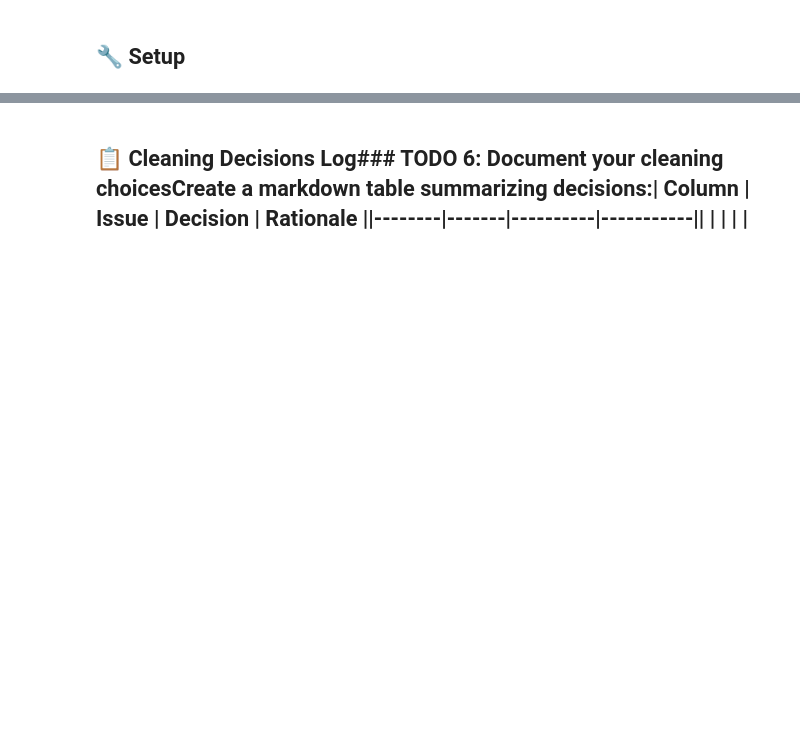
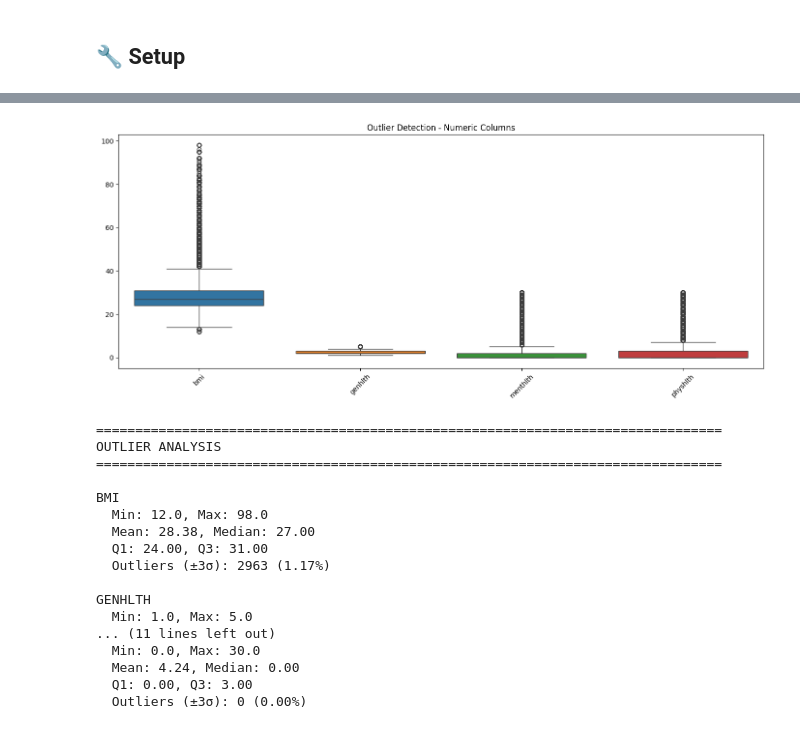
Before and after one commit to Tuminha/PyTorch-Capstone-Project, a Jupyter notebook: projects/01_diabetes_tabular/notebooks/03_cleaning.ipynb, the cells around one changed output, grey strips where cells are left out. Cells and saved outputs as stored; diff of their text form; code cells hidden in the pictures; blank space fills up the shorter version.

```diff
--- a/projects/01_diabetes_tabular/notebooks/03_cleaning.ipynb
+++ b/projects/01_diabetes_tabular/notebooks/03_cleaning.ipynb
@@ -7,4 +35,11 @@
 # %% [markdown]
 ## 🔧 Setup
 # %%
-# TODO 1: Import libraries# import pandas as pd# import numpy as np# import matplotlib.pyplot as plt# import seaborn as sns# %matplotlib inline
+# TODO 1: Import libraries
+import pandas as pd
+import numpy as np
+import matplotlib.pyplot as plt
+import seaborn as sns
+
+df = pd.read_csv("../../../datasets/diabetes_BRFSS2015.csv")
+df.head()
@@ -13,2 +64,8 @@
 # %%
-# TODO 2: Rename columns# df.columns = df.columns.str.lower().str.replace(' ', '_')# df.head()
+# TODO 2: Rename columns
+# df.columns = df.columns.str.lower().str.replace(' ', '_')
+# df.head()
+df.columns = df.columns.str.lower().str.replace(' ', '_')
+from IPython.display import display
+with pd.option_context('display.max_columns', None, 'display.width', 2000):
+    display(df.head())
@@ -27,2 +181,46 @@
-# %% [markdown]
-## 📋 Cleaning Decisions Log### TODO 6: Document your cleaning choicesCreate a markdown table summarizing decisions:| Column | Issue | Decision | Rationale ||--------|-------|----------|-----------|| | | | |
+# %%
+# TODO 5: Outlier detection
+# Check all numeric columns
+numeric_cols = ['bmi', 'genhlth', 'menthlth', 'physhlth']
+
+plt.figure(figsize=(14, 6))
+sns.boxplot(data=df[numeric_cols])
+plt.title('Outlier Detection - Numeric Columns')
+plt.xticks(rotation=45)
+plt.tight_layout()
+plt.show()
+
+# Print some statistics
+print("\n" + "="*80)
+print("OUTLIER ANALYSIS")
+print("="*80)
+
+for col in numeric_cols:
+    print(f"\n{col.upper()}")
+    print(f"  Min: {df[col].min()}, Max: {df[col].max()}")
+    print(f"  Mean: {df[col].mean():.2f}, Median: {df[col].median():.2f}")
+    print(f"  Q1: {df[col].quantile(0.25):.2f}, Q3: {df[col].quantile(0.75):.2f}")
+    # Count values beyond ±3 standard deviations
+    mean = df[col].mean()
+    std = df[col].std()
+    outliers = df[(df[col] < mean - 3*std) | (df[col] > mean + 3*std)]
+    print(f"  Outliers (±3σ): {len(outliers)} ({len(outliers)/len(df)*100:.2f}%)")
+# %% [output]
+[figure, added]
+================================================================================
+OUTLIER ANALYSIS
+================================================================================
+
+BMI
+  Min: 12.0, Max: 98.0
+  Mean: 28.38, Median: 27.00
+  Q1: 24.00, Q3: 31.00
+  Outliers (±3σ): 2963 (1.17%)
+
+GENHLTH
+  Min: 1.0, Max: 5.0
+... (11 lines left out)
+  Min: 0.0, Max: 30.0
+  Mean: 4.24, Median: 0.00
+  Q1: 0.00, Q3: 3.00
+  Outliers (±3σ): 0 (0.00%)
```
Also changed, not shown: parts of 15 cells of this notebook, 3 other files.
